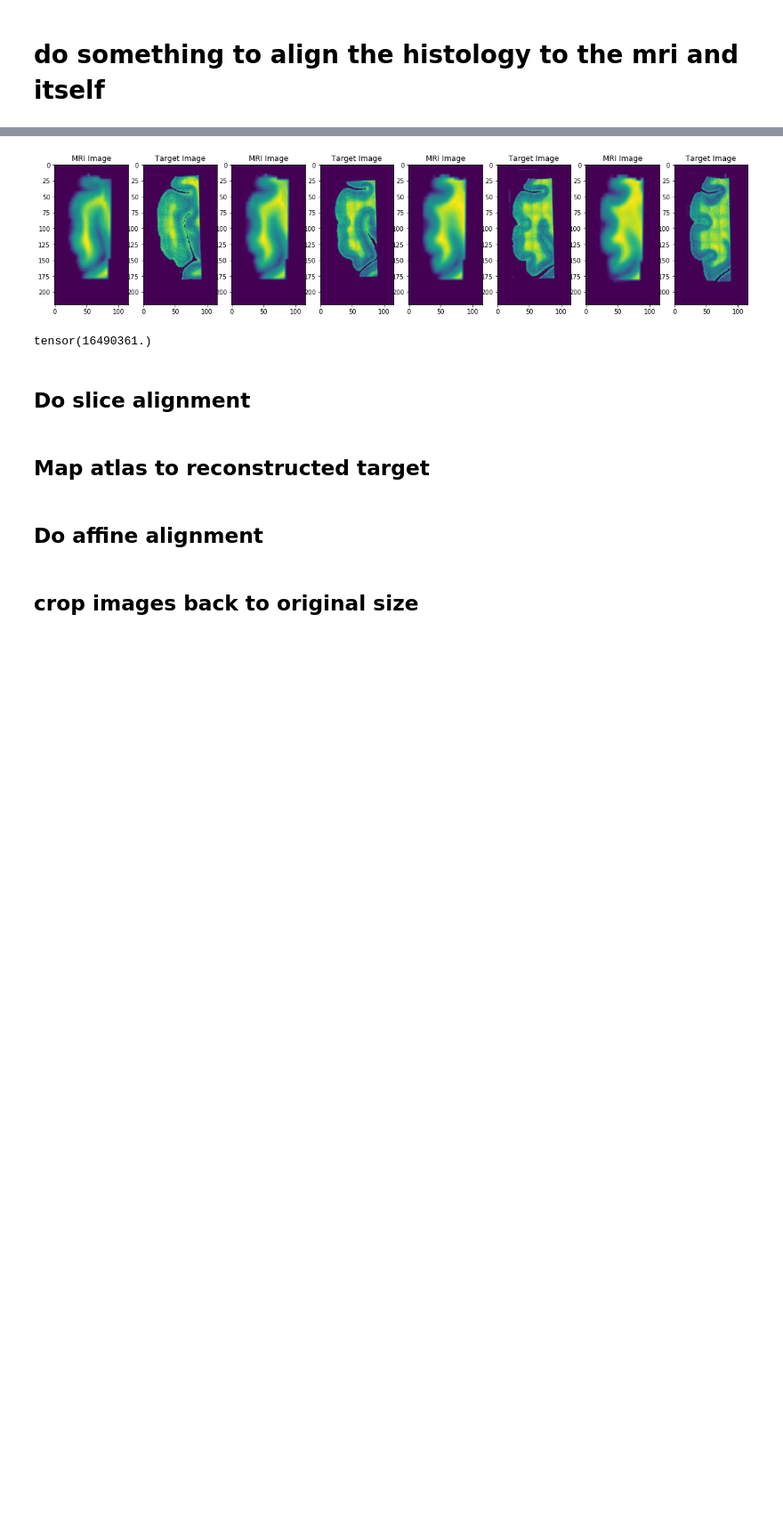
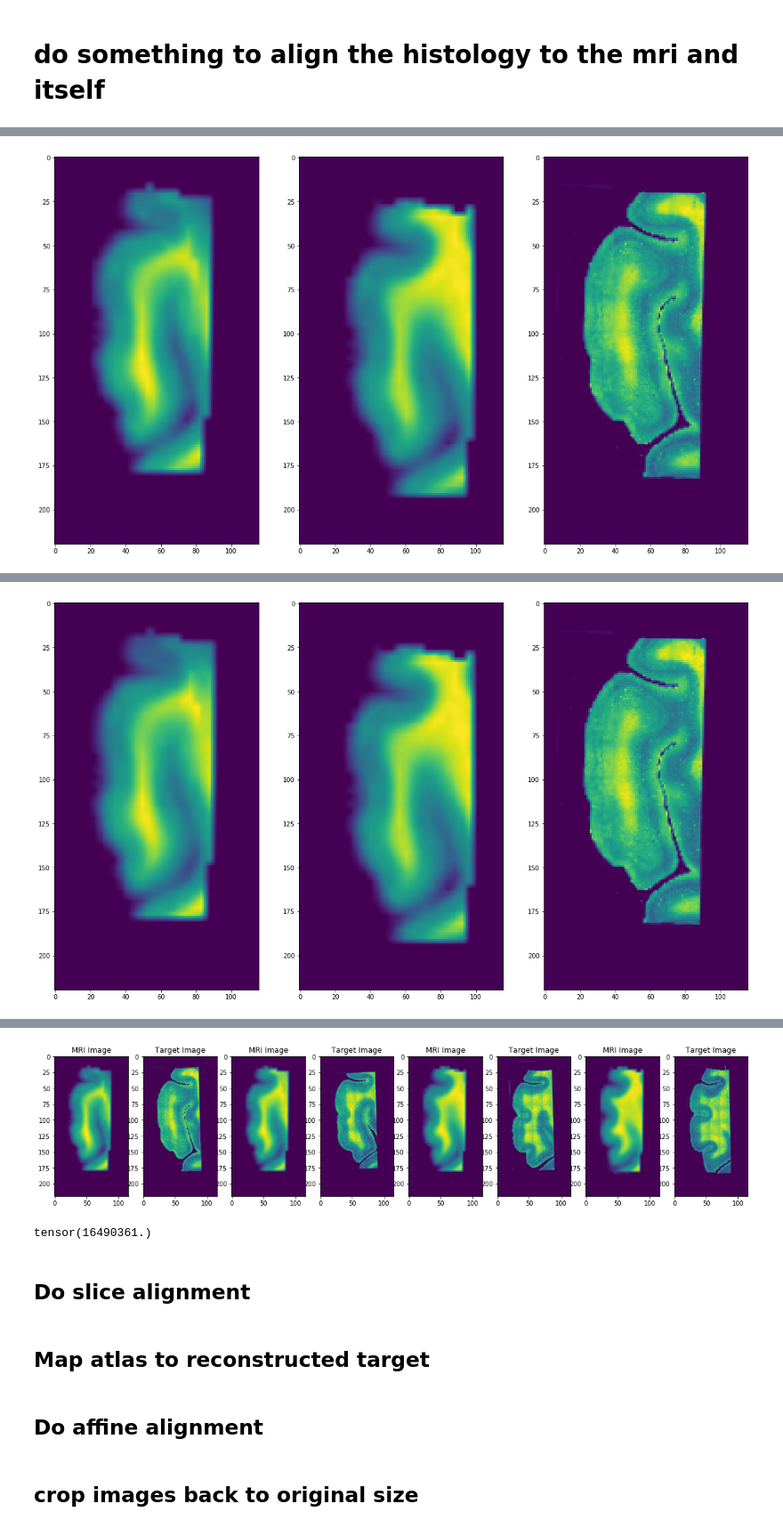
Before and after one commit to jtrieu2/HopkinsLabNotes, a Jupyter notebook: LabNB_12092019_JT.ipynb, the cells around one changed output, grey strips where cells are left out. Shown at 89% size. Drawn from its saved outputs; the diff is of its cells as text; code cells hidden in the pictures; blank space fills up the shorter version.

```diff
--- a/LabNB_12092019_JT.ipynb
+++ b/LabNB_12092019_JT.ipynb
@@ -313,6 +330,7 @@ elif lddmm.params['gpu_number'] == 1:
     device = 'cuda:1'
 elif lddmm.params['gpu_number'] == 0:
     device = 'cuda:0'
+
 
 #origJ = lddmm.J[0].clone()
 epsilonxy = 4e-7
@@ -322,7 +340,71 @@ b = None
 theta = None
 niter = 500
 
-a,b,theta,outtarget,epsilonxy,epsilontheta = lddmm.sa(torch.tensor(target_resample_arr).type(torch.FloatTensor).to(device=device),torch.tensor(mri_translated).type(torch.FloatTensor).to(device=device),niter=niter,dim=2,norm=0,missingslices=missingslices,sigma_atlas=38.35,sigma_target=50.0,a=a,b=b,theta=theta,nx=list(target_resample_arr.shape),dx=output_spacing,epsilonxy=epsilonxy*4, epsilontheta=epsilontheta*4, sigma_target_radius=1, sigma_atlas_radius=1)
-lddmm.setParams('a',4)
-outtarget = lddmm.applySA(torch.tensor(target_resample_arr).type(torch.FloatTensor), a, b, theta, dim=2,nx=list(target_resample_arr.shape),dx=output_spacing).numpy().astype(np.float32)
+# loop
+nepochs = 8
+for i in range(1,nepochs):
+    if i == 1:
+        niter = 600
+    elif i < 3:
+        niter = 100
+    elif i == 7:
+        niter = 800
+    else:
+        niter = 200
+
+
+    # resample the mri image
+    mri_translated_rigid = (lddmm.applyThisTransform(mri_translated))[0][-1].cpu().numpy()
+
+    # rigidly align target to the mri
+    a,b,theta,outtarget,epsilonxy,epsilontheta = lddmm.sa(torch.tensor(target_resample_arr).type(torch.FloatTensor).to(device=device),torch.tensor(mri_translated_rigid).type(torch.FloatTensor).to(device=device),niter=niter,dim=2,norm=0,missingslices=missingslices,sigma_atlas=38.35,sigma_target=50.0,a=a,b=b,theta=theta,nx=list(target_resample_arr.shape),dx=output_spacing,epsilonxy=epsilonxy*4, epsilontheta=epsilontheta*4, sigma_target_radius=1, sigma_atlas_radius=1)
+    lddmm.setParams('a',4)
+    outtarget = lddmm.applySA(torch.tensor(target_resample_arr).type(torch.FloatTensor).to(device=device), a, b, theta, dim=2,nx=list(target_resample_arr.shape),dx=output_spacing).cpu().numpy().astype(np.float32)
+
+    # update the target image and continue affine alignment of the mri to the histology stack
+    lddmm.J[0] = torch.tensor(outtarget).type(torch.FloatTensor).to(device=device)
+    lddmm.setParams('epsilonL',1e-5)
+    lddmm.setParams('epsilonT',2e-5)
+#     lddmm.setParams('energy_fraction',0.8) early stopping parameter
+    lddmm.setParams('energy_fraction_from',len(lddmm.EAll)-1)
+    lddmm.run()
+
+    plt.figure()
+    plt.subplot(1,3,1)
+    plt.imshow(mri_translated_rigid[:,:,4])
+    plt.subplot(1,3,2)
+    plt.imshow(mri_translated[:,:,4])
+    plt.subplot(1,3,3)
+    plt.imshow(outtarget[:,:,4])
+    plt.show()
+
+
+
+
+
+
+# nepochs = 8
+
+# # loop
+# for i in range(1,nepochs):
+#     if i == 1:
+#         niter = 600
+#     elif i < 3:
+#         niter = 100
+#     elif i == 7:
+#         niter = 800
+#     else:
+#         niter = 200
+
+#     a,b,theta,outtarget,epsilonxy,epsilontheta = lddmm.sa(torch.tensor(target_image).type(torch.FloatTensor).cuda(),torch.tensor(deformed_mri).type(torch.FloatTensor).cuda(),niter=niter,dim=1,norm=0,missingslices=missingslices,sigma_atlas=4.0,sigma_target=50.0,a=a,b=b,theta=theta,nx=list(target_image.shape),dx=[0.08,0.04,0.08],epsilonxy=epsilonxy*4, epsilontheta=epsilontheta*4)
+#     outtarget = torch.transpose(lddmm.applySA(torch.tensor(target_image).type(torch.FloatTensor).cuda(), a, b, theta, dim=1,nx=list(target_image.shape),dx=[0.08,0.04,0.08]),2,1).cpu().numpy().astype(np.float32)
+#     lddmm.setParams('energy_fraction_from',len(lddmm.EAll)-1)
+
+#     if i < nepochs:
+#         lddmm.J[0] = torch.tensor(outtarget).type(torch.FloatTensor).cuda()
+#         lddmm.setParams('niter',40)
+#         lddmm.run()
+
+#     # resample the mri image
+#     deformed_mri = (lddmm.applyThisTransform(mri_adjusted))[0][-1].cpu().numpy()
 # %% [output]
@@ -345,0 +428 @@ Parameter 'a' changed to '4'.
+[figure, added]
@@ -346,0 +446 @@ RuntimeError: grid_sampler(): expected input and grid to be on same device, but
+[figure, added]
```
Also changed, not shown: parts of 7 cells of this notebook.
